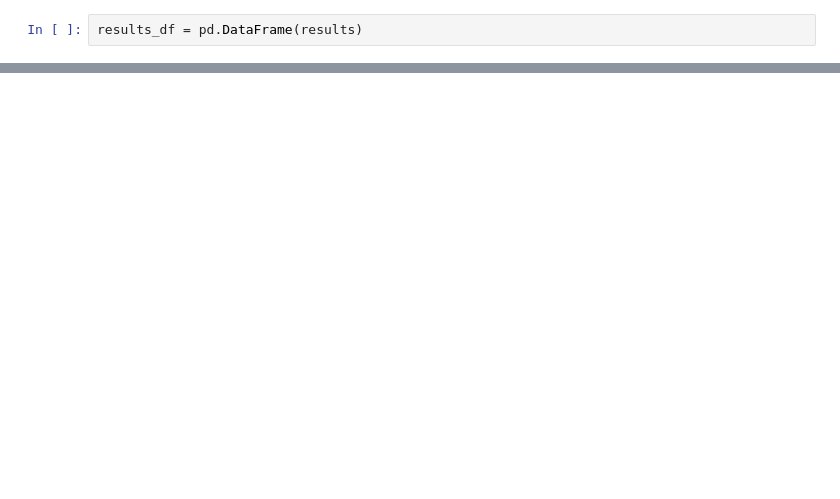
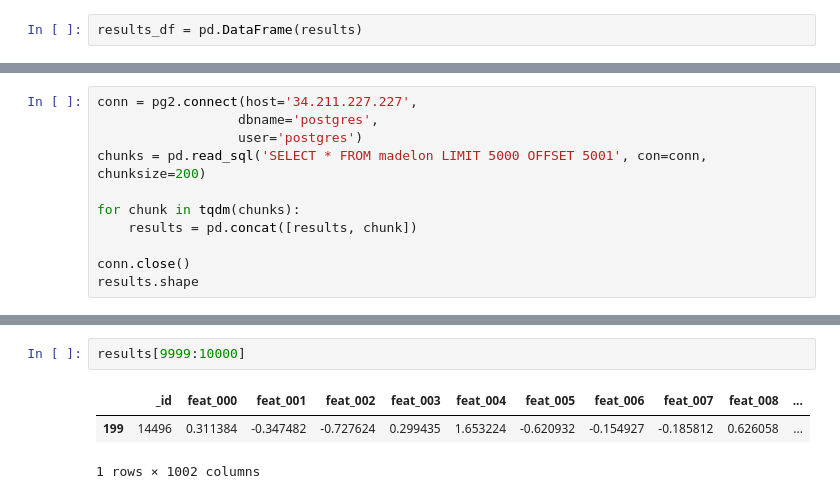
Before and after one commit to MarkPopovich/Madelon_classification, a Jupyter notebook: Dataset_from_SQL_server.ipynb, the cells around one changed output, grey strips where cells are left out. Cells and saved outputs as stored; diff of their text form; blank space fills up the shorter version.

```diff
--- a/Dataset_from_SQL_server.ipynb
+++ b/Dataset_from_SQL_server.ipynb
@@ -36,0 +79,11 @@ results_df.shape()
+# %%
+conn = pg2.connect(host='34.211.227.227',
+                  dbname='postgres',
+                  user='postgres')
+chunks = pd.read_sql('SELECT * FROM madelon LIMIT 5000 OFFSET 5001', con=conn, chunksize=200)
+
+for chunk in tqdm(chunks):
+    results = pd.concat([results, chunk])
+
+conn.close()
+results.shape
@@ -36,0 +113,6 @@ results_df.shape()
+# %%
+results[9999:10000]
+# %% [output]
+|  | _id | feat_000 | feat_001 | feat_002 | feat_003 | feat_004 | feat_005 | feat_006 | feat_007 | feat_008 | ... |
+| 199 | 14496 | 0.311384 | -0.347482 | -0.727624 | 0.299435 | 1.653224 | -0.620932 | -0.154927 | -0.185812 | 0.626058 | ... |
+1 rows × 1002 columns
```
Also changed, not shown: parts of 9 cells of this notebook, 10 other files.
